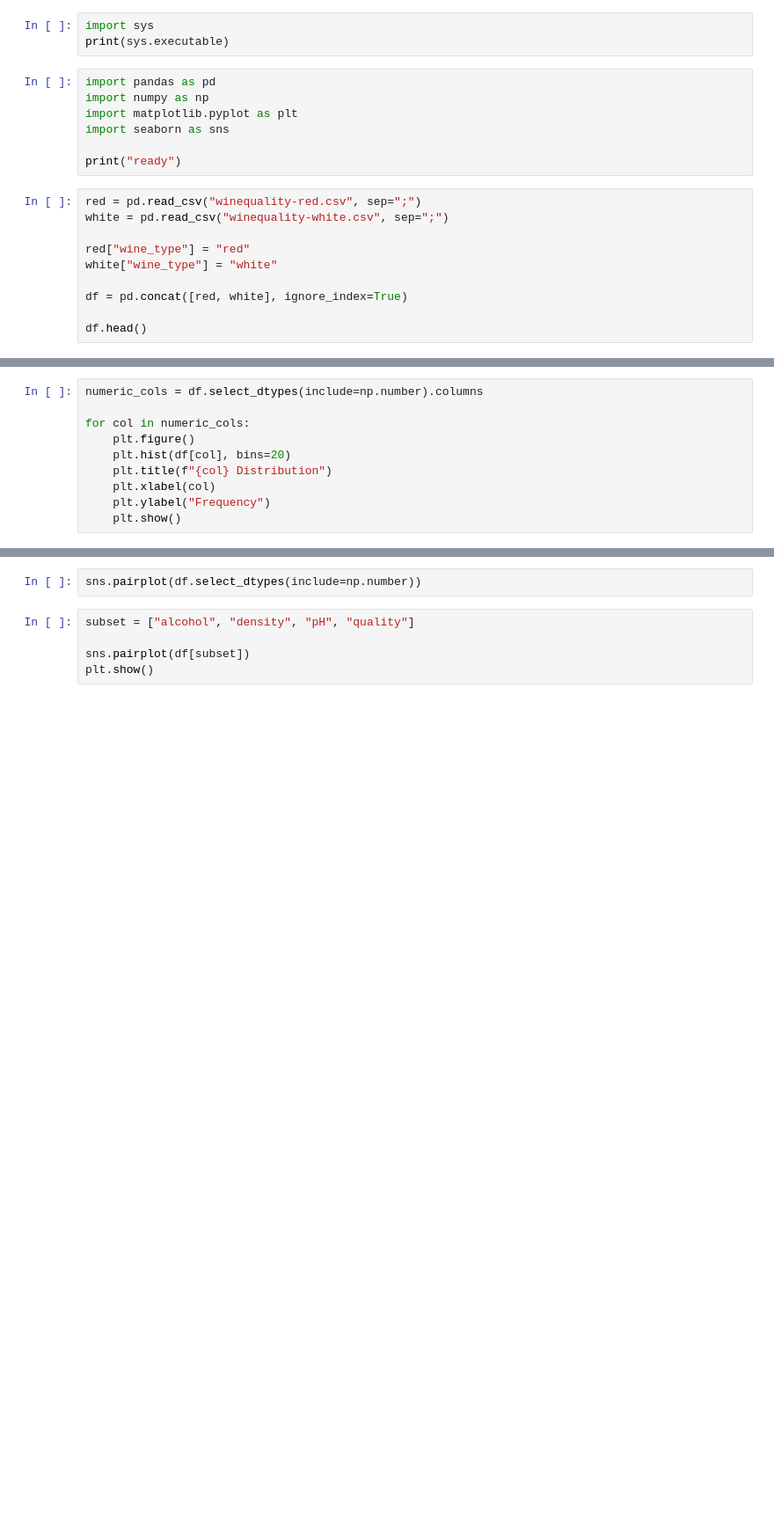
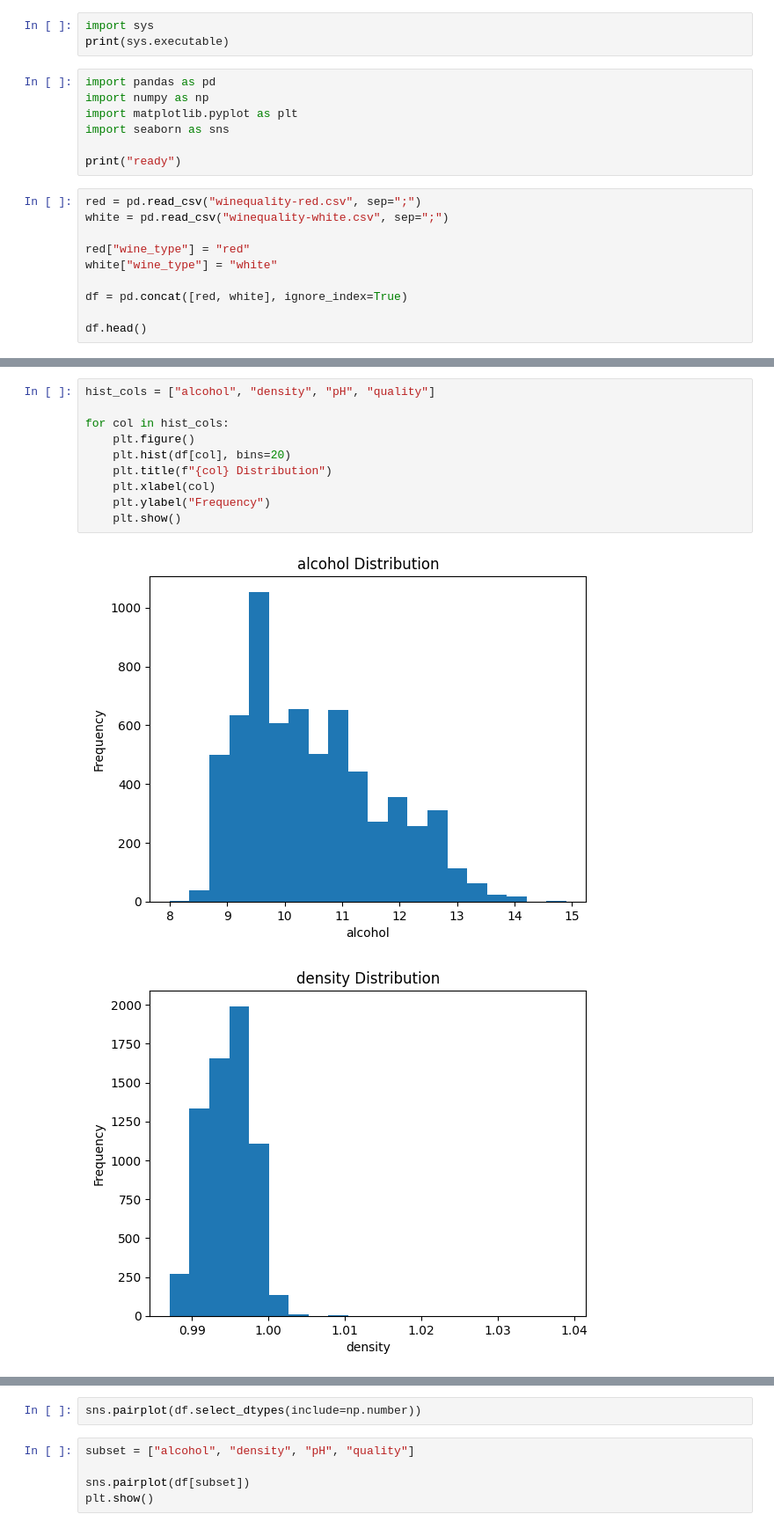
Before and after one commit to datasheng/csc46000-team-project-7676, a Jupyter notebook: eda_lab.ipynb, the cells around one changed output, grey strips where cells are left out. Shown at 88% size. Cells and saved outputs as stored; diff of their text form; blank space fills up the shorter version.

```diff
--- a/eda_lab.ipynb
+++ b/eda_lab.ipynb
@@ -24,10 +51,13 @@ df.describe()
 # %%
-numeric_cols = df.select_dtypes(include=np.number).columns
+hist_cols = ["alcohol", "density", "pH", "quality"]
 
-for col in numeric_cols:
+for col in hist_cols:
     plt.figure()
     plt.hist(df[col], bins=20)
     plt.title(f"{col} Distribution")
     plt.xlabel(col)
     plt.ylabel("Frequency")
     plt.show()
+# %% [output]
+[figure, added]
+[figure, added]
```
Also changed, not shown: parts of 6 cells of this notebook.
